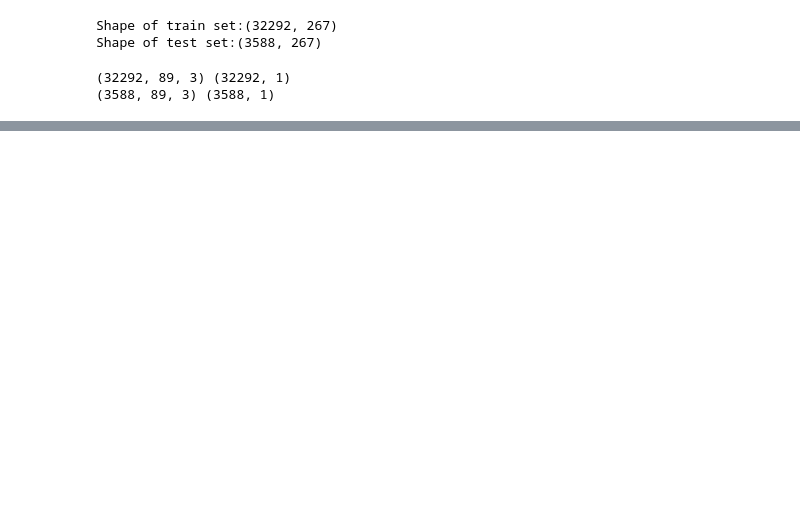
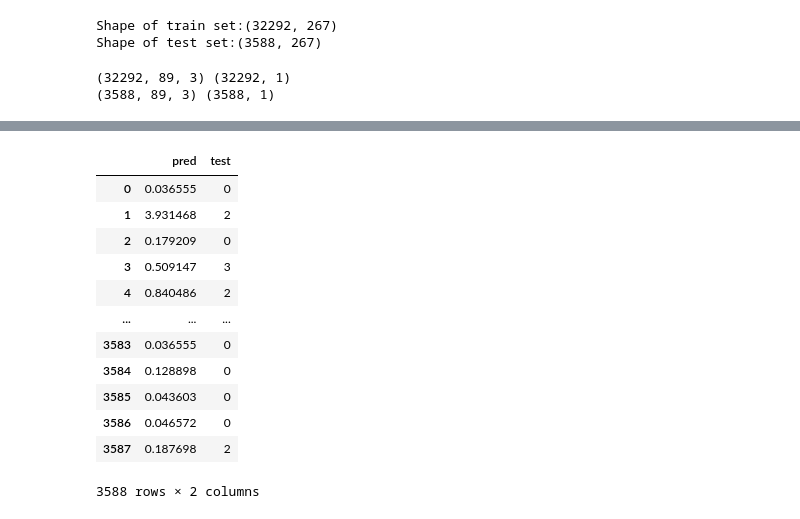
Before and after one commit to Predicting-marine-traffic-conditions/Predict-Maritime-Congestion_Sol2, a Jupyter notebook: Predict_by_LSTM.ipynb, the cells around one changed output, grey strips where cells are left out. Drawn from its saved outputs; the diff is of its cells as text; code cells hidden in the pictures; blank space fills up the shorter version.

```diff
--- a/Predict_by_LSTM.ipynb
+++ b/Predict_by_LSTM.ipynb
@@ -127,7 +109,7 @@ for s in space:
 13
 # %%
 ### training에 사용되는 column들 ###
-label = data_set['N_of_ships'].values
+label = copy.deepcopy(data_set['N_of_ships'].values)
 cols = list(data_set)[3:]
 column_set = data_set[cols].astype(float)
 # %%
@@ -277,0 +321,18 @@ print(prediction.shape, testY.shape)
+# %%
+pred_test_dict = {'pred':[x[0] for x in prediction], 'test':[x[0] for x in testY]}
+pred_test_df = pd.DataFrame(pred_test_dict)
+pred_test_df
+# %% [output]
+|  | pred | test |
+| 0 | 0.036555 | 0 |
+| 1 | 3.931468 | 2 |
+| 2 | 0.179209 | 0 |
+| 3 | 0.509147 | 3 |
+| 4 | 0.840486 | 2 |
+| ... | ... | ... |
+| 3583 | 0.036555 | 0 |
+| 3584 | 0.128898 | 0 |
+| 3585 | 0.043603 | 0 |
+| 3586 | 0.046572 | 0 |
+| 3587 | 0.187698 | 2 |
+3588 rows × 2 columns
```
Also changed, not shown: parts of 11 cells of this notebook, 6 other files.
